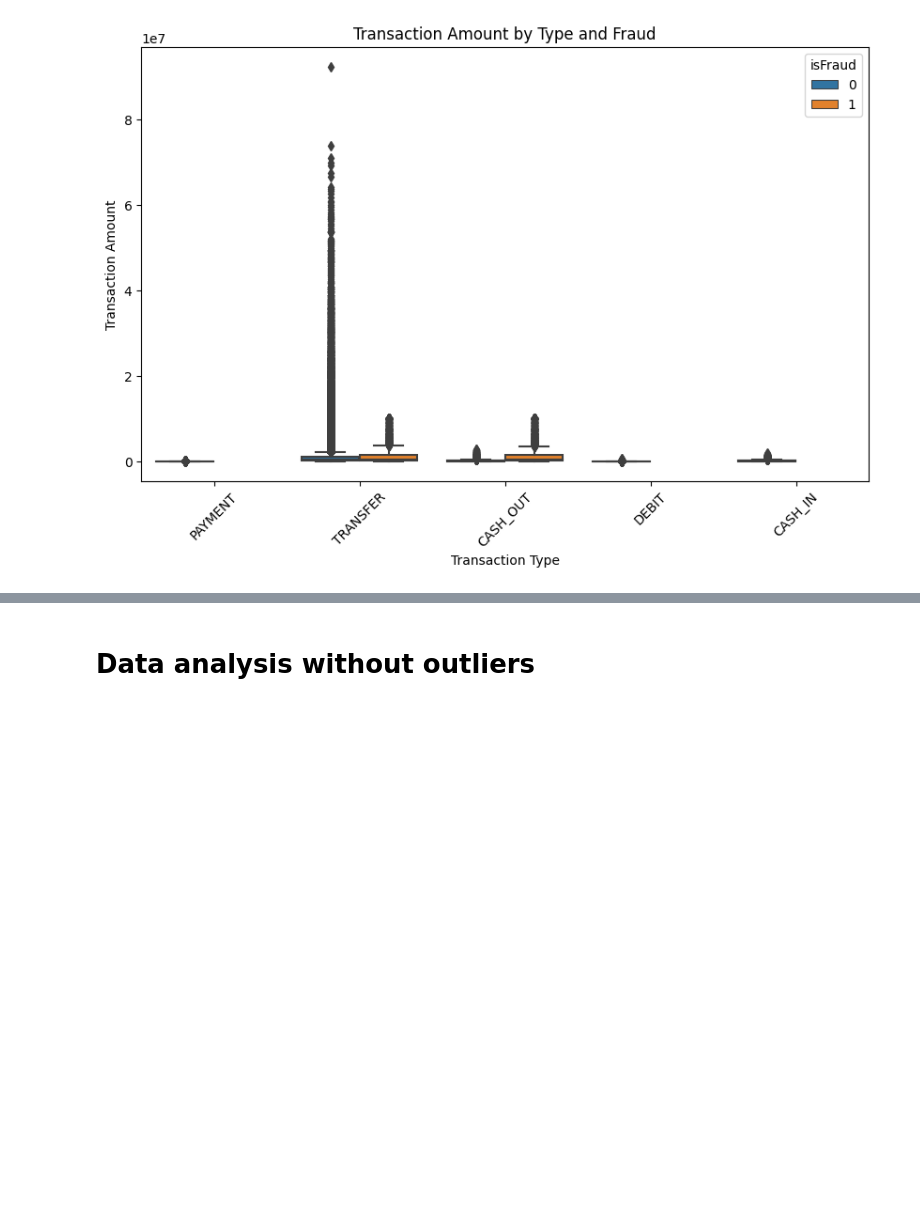
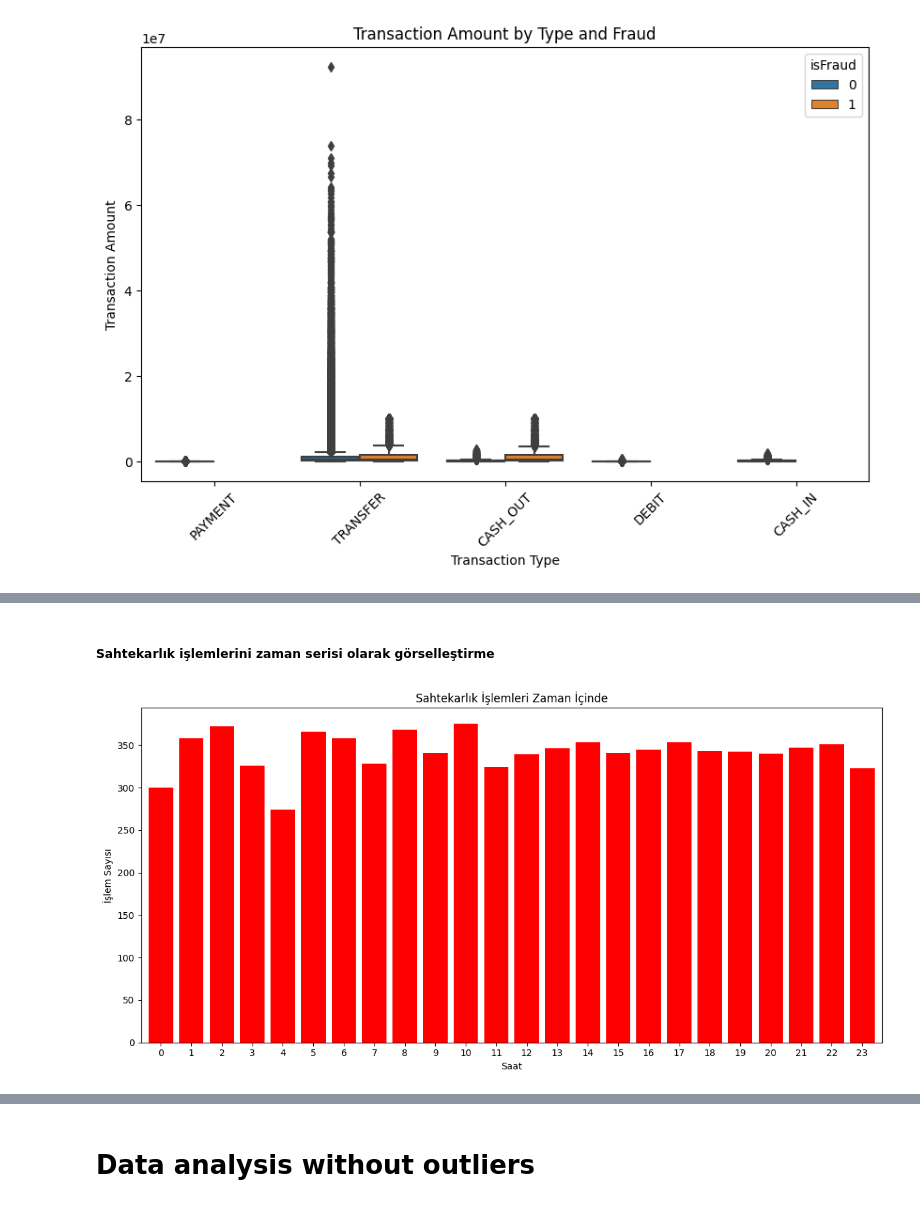
Before and after one commit to Muhammedali26/Projects, a Jupyter notebook: Synthetic-data-fraud-detection/main.ipynb, the cells around one changed output, grey strips where cells are left out. Drawn from its saved outputs; the diff is of its cells as text; code cells hidden in the pictures; blank space fills up the shorter version.

```diff
--- a/Synthetic-data-fraud-detection/main.ipynb
+++ b/Synthetic-data-fraud-detection/main.ipynb
@@ -233,0 +225,20 @@ plt.show()
+# %% [markdown]
+##### Sahtekarlık işlemlerini zaman serisi olarak görselleştirme
+# %%
+data['step'] = pd.to_datetime(data['step'], unit='h')
+
+# Sahtekarlık işlemlerini belirli bir zaman diliminde toplayarak gruplama
+fraud_data = data[data['isFraud'] == 1]
+fraud_per_hour = fraud_data.groupby(fraud_data['step'].dt.hour).size()
+
+# Zaman serisi grafiği
+plt.figure(figsize=(12, 6))
+fraud_per_hour.plot(kind='bar', color='r', width=0.8)
+plt.title("Sahtekarlık İşlemleri Zaman İçinde")
+plt.xlabel("Saat")
+plt.ylabel("İşlem Sayısı")
+plt.xticks(rotation=0)
+plt.tight_layout()
+plt.show()
+# %% [output]
+[figure, added]
```
Also changed, not shown: parts of 11 cells of this notebook.
